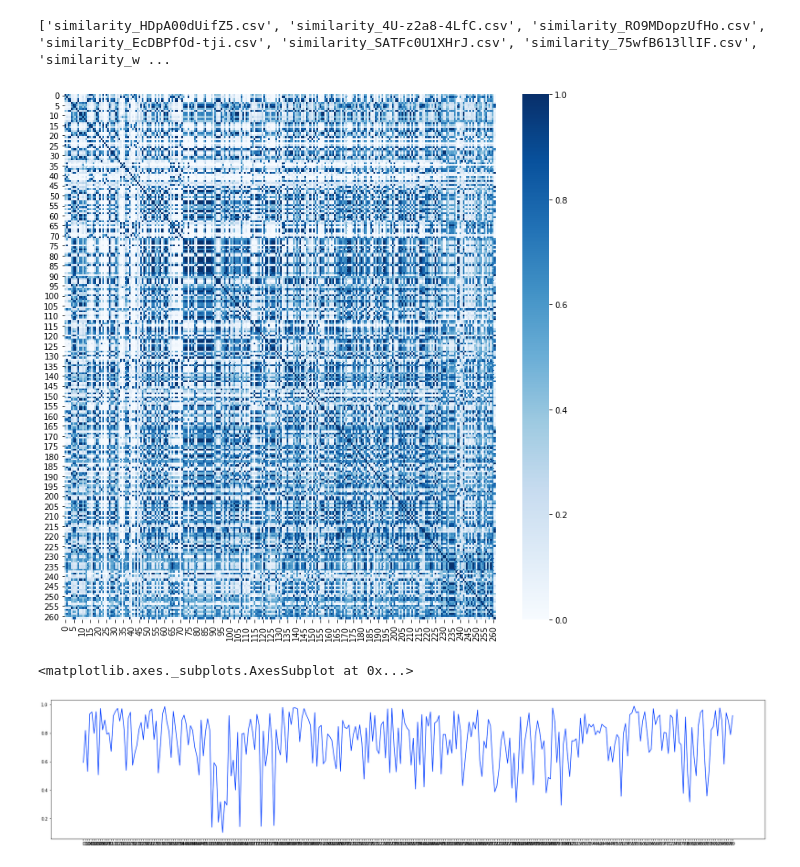
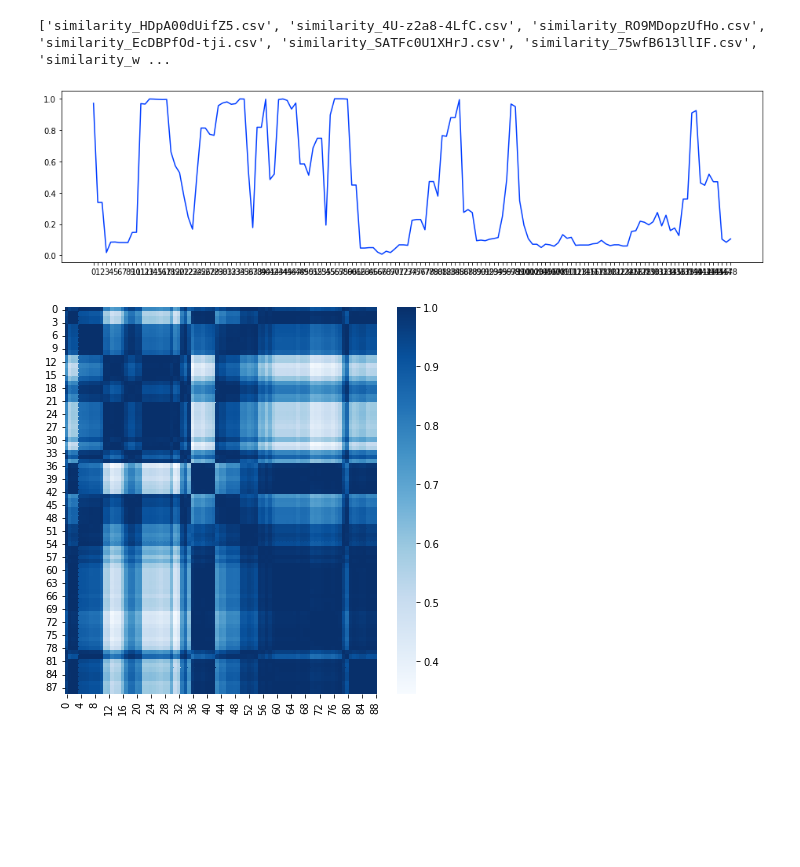
Before and after one commit to digitraceslab/digirhythm, a Jupyter notebook: analysis/similarity.ipynb, the cells around one changed output. Cells and saved outputs as stored; diff of their text form; code cells hidden in the pictures; blank space fills up the shorter version.

```diff
--- a/analysis/similarity.ipynb
+++ b/analysis/similarity.ipynb
@@ -17,24 +18,30 @@ sns.set_palette(palette)
 # %% [output]
 ['similarity_HDpA00dUifZ5.csv', 'similarity_4U-z2a8-4LfC.csv', 'similarity_RO9MDopzUfHo.csv', 'similarity_EcDBPfOd-tji.csv', 'similarity_SATFc0U1XHrJ.csv', 'similarity_75wfB613llIF.csv', 'similarity_w ...
 # %%
+uid = '0xpBKXpjmT2Z'
+freq = '7ds'
 # Take a sample
-sample = pd.read_csv(PATH + "similarity_bOSChw4Ipatb.csv", index_col=0)
+sample = pd.read_csv(PATH + f"similarity_{uid}.csv", index_col=0)
+similarity_baseline = pd.read_csv(PATH + f"similarity_baseline_{freq}.csv", index_col=0)
-# %%
-def recurrent_plot(df):
-    # Viz
-    sns.heatmap(df, cmap="Blues")
-
-plt.figure(figsize=(12,12))
-recurrent_plot(sample)
-# %% [output]
-[figure, removed]
 # %%
-similarity_baseline = pd.read_csv(PATH + "similarity_baseline.csv", index_col=0)
-s = similarity_baseline.loc['0xpBKXpjmT2Z'].dropna()
+def recurrent_plot(df):
+    # Viz
+    sns.heatmap(df, cmap="Blues")
 
 
-plt.figure(figsize=(30,6))
+s = similarity_baseline.loc["0xpBKXpjmT2Z"].dropna()
+
+# Line plot
+plt.figure(figsize=(16, 4))
 sns.lineplot(x=s.index, y=s.values)
+
+# Heatmap
+plt.figure(figsize=(6, 6))
+sns.heatmap(sample, cmap="Blues")
+
+
+plt.tight_layout()
+plt.show()
 # %% [output]
-<matplotlib.axes._subplots.AxesSubplot at 0x...>
-[figure, old version]
+[figure, new version]
+[figure, added]
```
Also changed, not shown: parts of 2 cells of this notebook, 7 other files.
